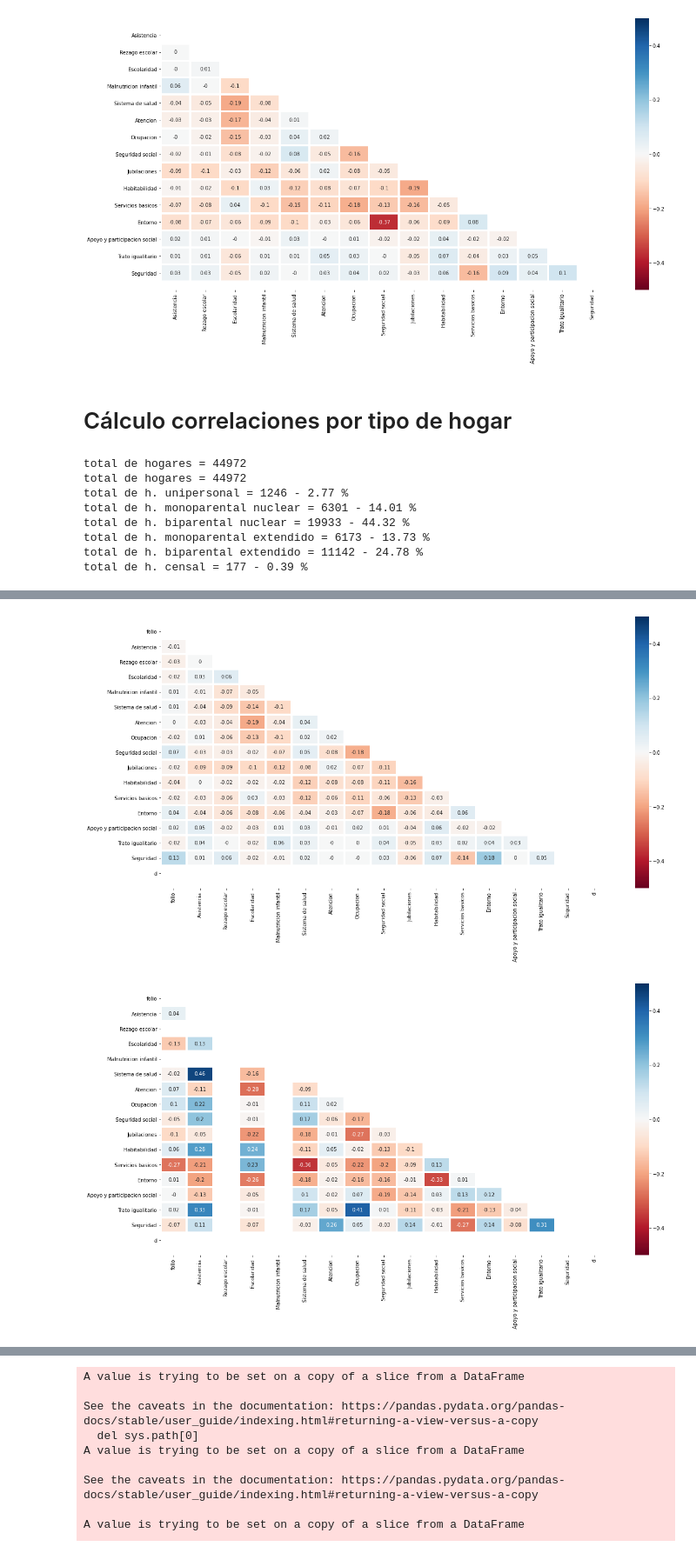
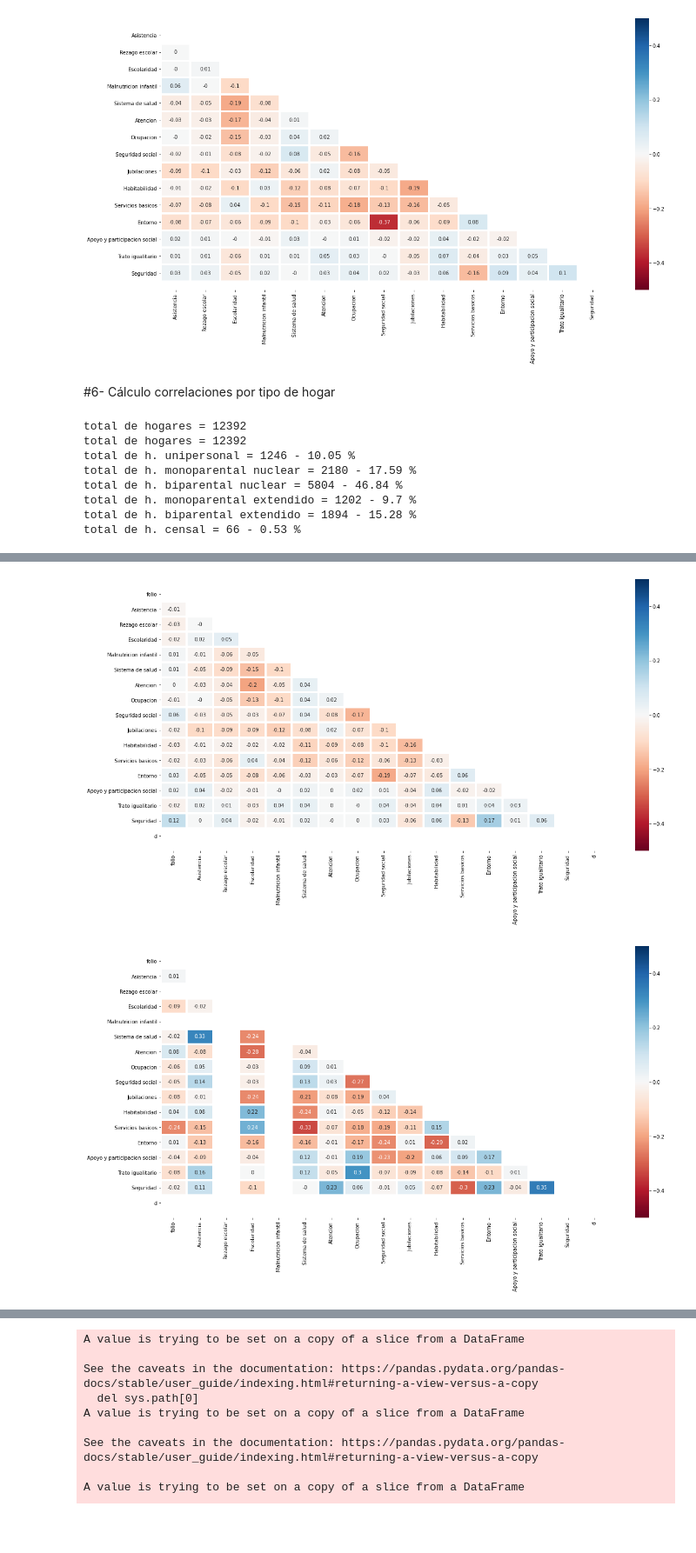
Before and after one commit to Maxmuleiv/Proyecto-Industrial, a Jupyter notebook: AnalisisPobrezaMultidimensional.ipynb, the cells around one changed output, grey strips where cells are left out. Shown at 87% size. Saved outputs shown, nothing was run; the diff lists cells and outputs as text; code cells hidden in the pictures; blank space fills up the shorter version.

```diff
--- a/AnalisisPobrezaMultidimensional.ipynb
+++ b/AnalisisPobrezaMultidimensional.ipynb
@@ -136,14 +137,13 @@ creacion_heatmap("pearson",casen_hogares,True,"Correlaciones")
 
 pearson5d.to_excel(excel_writer = "pearson5d.xlsx")
 # %% [markdown]
-# Cálculo correlaciones por tipo de hogar
+#6- Cálculo correlaciones por tipo de hogar
 # %%
 tipohogares=casen[["folio","Asistencia","Rezago escolar","Escolaridad","Malnutricion infantil","Sistema de salud","Atencion","Ocupacion","Seguridad social","Jubilaciones","Habitabilidad","Servicios basicos","Entorno","Apoyo y participacion social","Trato igualitario","Seguridad","d"]]
-tipohogares.head()
-
-
+tipohogares=tipohogares.drop_duplicates()
 t_hogares=len(tipohogares.index)
 print("total de hogares =",t_hogares)
+
 hogar_unip=tipohogares[tipohogares.d == 1]
 hogar_mononuc=tipohogares[tipohogares.d == 2]
 hogar_binuc=tipohogares[tipohogares.d == 3]
@@ -178,12 +178,12 @@ creacion_heatmap("pearson",hogar_monoex,True,"Correlaciones")
 creacion_heatmap("pearson",hogar_biex,True,"Correlaciones")
 creacion_heatmap("pearson",hogar_cen,True,"Correlaciones")
 # %% [output]
-total de hogares = 44972
-total de hogares = 44972
-total de h. unipersonal = 1246 - 2.77 %
-total de h. monoparental nuclear = 6301 - 14.01 %
-total de h. biparental nuclear = 19933 - 44.32 %
-total de h. monoparental extendido = 6173 - 13.73 %
-total de h. biparental extendido = 11142 - 24.78 %
-total de h. censal = 177 - 0.39 %
+total de hogares = 12392
+total de hogares = 12392
+total de h. unipersonal = 1246 - 10.05 %
+total de h. monoparental nuclear = 2180 - 17.59 %
+total de h. biparental nuclear = 5804 - 46.84 %
+total de h. monoparental extendido = 1202 - 9.7 %
+total de h. biparental extendido = 1894 - 15.28 %
+total de h. censal = 66 - 0.53 %
 [figure]
@@ -193,2 +193,2 @@ total de h. censal = 177 - 0.39 %
-[figure, old version]
+[figure, new version]
-[figure, old version]
+[figure, new version]
```
Also changed, not shown: parts of 28 cells of this notebook.
